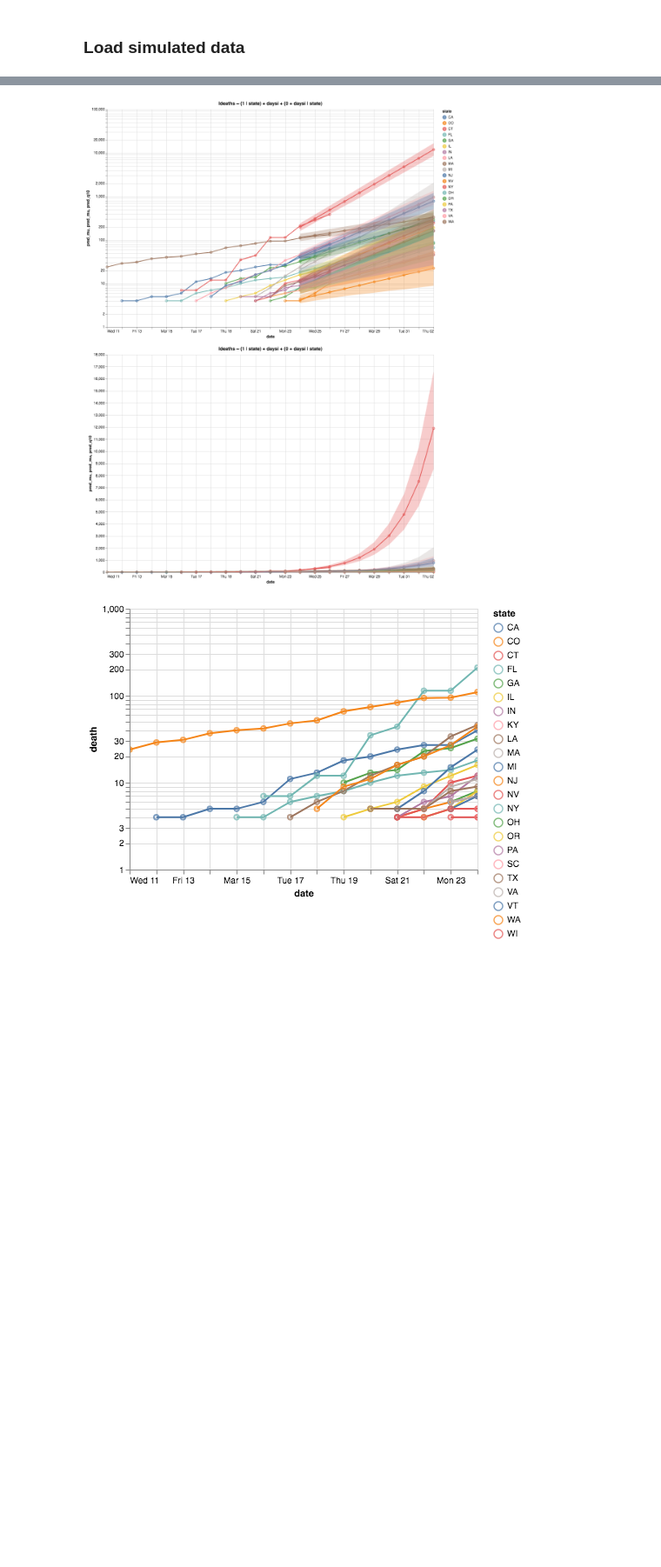
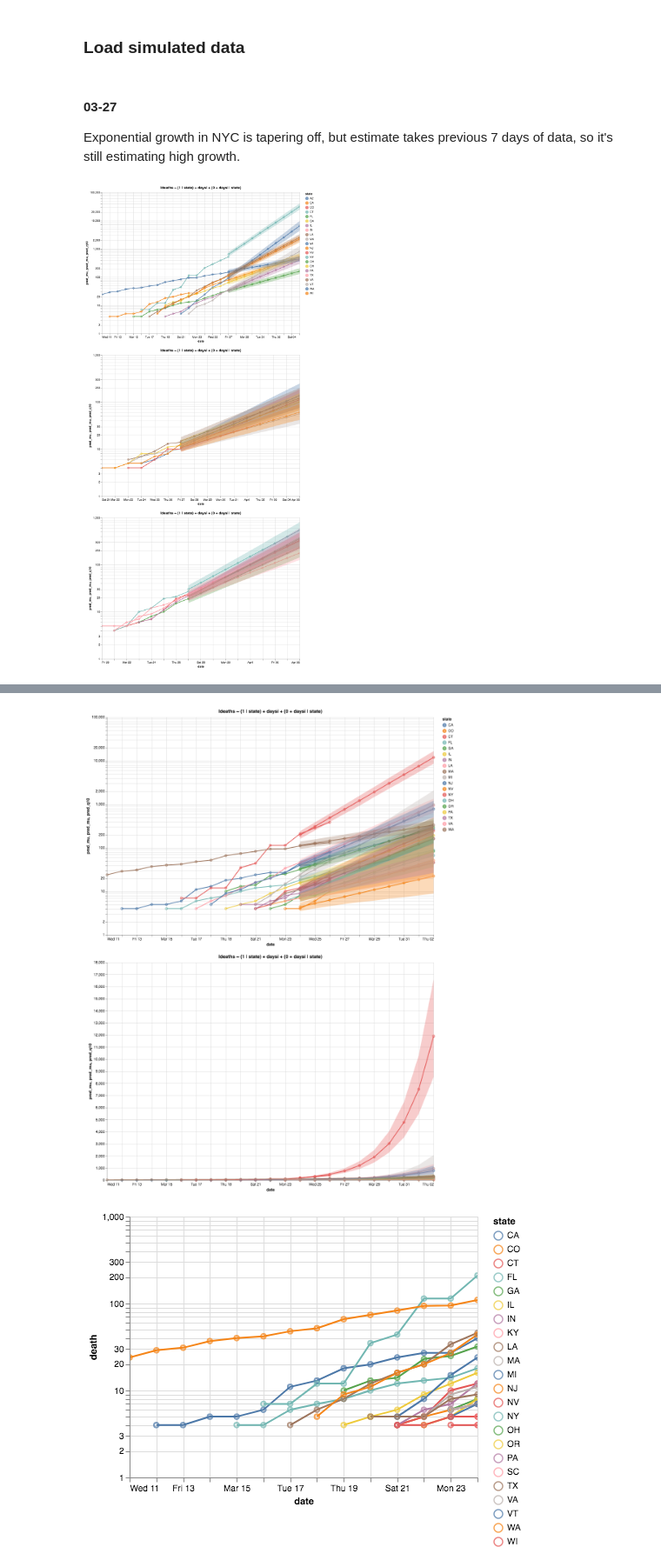
Before and after one commit to wcbeard/covid_models, a Jupyter notebook: notebooks/covid_model.ipynb, the cells around one changed output, grey strips where cells are left out. Shown at 87% size. Cells and saved outputs as stored; diff of their text form; code cells hidden in the pictures; blank space fills up the shorter version.

```diff
--- a/notebooks/covid_model.ipynb
+++ b/notebooks/covid_model.ipynb
@@ -52,5 +49,5 @@ File for 2020-03-26 already exists!
 # %%
-date_arg = '03-26'
+date_arg = '03-27'
 dfs = (
     load_states(date=date_arg)
     .sort_values(["state", "date"], ascending=True)
@@ -176,18 +182,27 @@ herr + h
 ### Load simulated data
 # %%
 # dfsim_out = pd.read_feather(data_dir / 'mort_v2_sim_out.fth')
-dfsim_out = pd.read_feather(data_dir / 'mort_0324_sim_out.fth')
-dfsim2 = dfsim1_.merge(dfsim_out, on='row').pipe(log_preds).assign(date=lambda x: x.daysi.map(dayi2date))
+# dfsim_out = pd.read_feather(data_dir / 'mort_0324_sim_out.fth')
+dfsim_out = pd.read_feather(data_dir / 'mort_0327_sim_out.fth').rename(columns={'pred_state': 'state', 'pred_daysi': 'daysi'})
+dfsim2 = dfsim1_.merge(dfsim_out, on=['state', 'daysi']).pipe(log_preds).assign(date=lambda x: x.daysi.map(dayi2date))
+# %% [markdown]
+#### 03-27
+Exponential growth in NYC is tapering off, but estimate takes previous 7 days of data, so it's still estimating high growth.
 # %%
-def plot_preds_act(dfsim, dfd, form, x = "daysi", log=True):
+def plot_preds_act(pred, actual, form, x = "daysi", log=True, keep_group=None):
     color = "state"
     yargs = {}
     if log:
         yargs['scale'] = lgs
     y = "pred_mu"
 
-    pred = dfsim
-    actual = dfd.assign(pred_mu=lambda x: x["death"])
+    state_mapping = cvs.clf_states_mapping(actual, topn=10)
+    actual = actual.assign(pred_mu=lambda x: x["death"], state_group=lambda x: x.state.map(state_mapping))
+    pred = pred.assign(state_group=lambda x: x.state.map(state_mapping))
+
+    if keep_group is not None:
+        actual = actual.query("state_group == @keep_group")
+        pred = pred.query("state_group == @keep_group")
 
     def deco(ch):
         h = ch.mark_line().encode(
@@ -195,35 +210,42 @@ def plot_preds_act(dfsim, dfd, form, x = "daysi", log=True):
             y=A.Y(y, title=y, **yargs),
             color=color,
             tooltip=[color, x, y],
         )
         return h
 
     h_act = deco(Chart(actual))
     h_est = deco(Chart(pred))
     h_est_err = h_est.mark_errorband().encode(
         y="pred_q10", y2="pred_q90", x=x, color=color
     )
 
     ch_act = h_act + h_act.mark_point()
     ch_est = h_est + h_est.mark_point() + h_est_err
-
-    save_ch = (ch_act + ch_est).properties(title=form)
-    return save_ch
+#     return ch_est
+    save_ch = (ch_act + ch_est).properties(title=form, height=500, width=700)
+    return save_ch.interactive()
 
 
 states_low_deaths = dfd.groupby('state').death.max().pipe(lambda x: x[x < 10]).index.tolist()
 
 # bf(ldeaths ~ (1 | state) + daysi + (0 + daysi | state))
 form2 = "ldeaths ~ (1 | state) + daysi + (0 + daysi | state)"
 
 pdfsim = dfsim2.query("state not in @states_low_deaths")
 pdfd = dfd.query("state not in @states_low_deaths")
 
-m2pl_lin = plot_preds_act(dfsim=pdfsim, dfd=pdfd, form=form2, x='date', log=0).properties(width=900, height=600)
-m2pl_log = plot_preds_act(dfsim=pdfsim, dfd=pdfd, form=form2, x='date', log=1).properties(width=900, height=600)
+# m2pl_lin = plot_preds_act(pred=pdfsim, actual=pdfd, form=form2, x='date', log=0).properties(width=900, height=600)
+m2pl_log = plot_preds_act(pred=pdfsim, actual=pdfd, form=form2, x='date', log=1).properties(width=900, height=600)
 
 # with A.data_transformers.enable('default'):
 #     A.Chart.save(m2pl_lin, '../fig/m2_pred_lin_0324.png')
 
 # with A.data_transformers.enable('default'):
 #     A.Chart.save(m2pl_log, '../fig/m2_pred_log_0324.png')
+
+_ch0 = plot_preds_act(pred=pdfsim, actual=pdfd, form=form2, x='date', log=1, keep_group=0)
+_ch1 = plot_preds_act(pred=pdfsim, actual=pdfd, form=form2, x='date', log=1, keep_group=1)
+_ch2 = plot_preds_act(pred=pdfsim, actual=pdfd, form=form2, x='date', log=1, keep_group=2)
+(_ch0 & _ch1 & _ch2)
+# %% [output]
+[figure, added]
```
Also changed, not shown: parts of 13 cells of this notebook, 6 other files.
